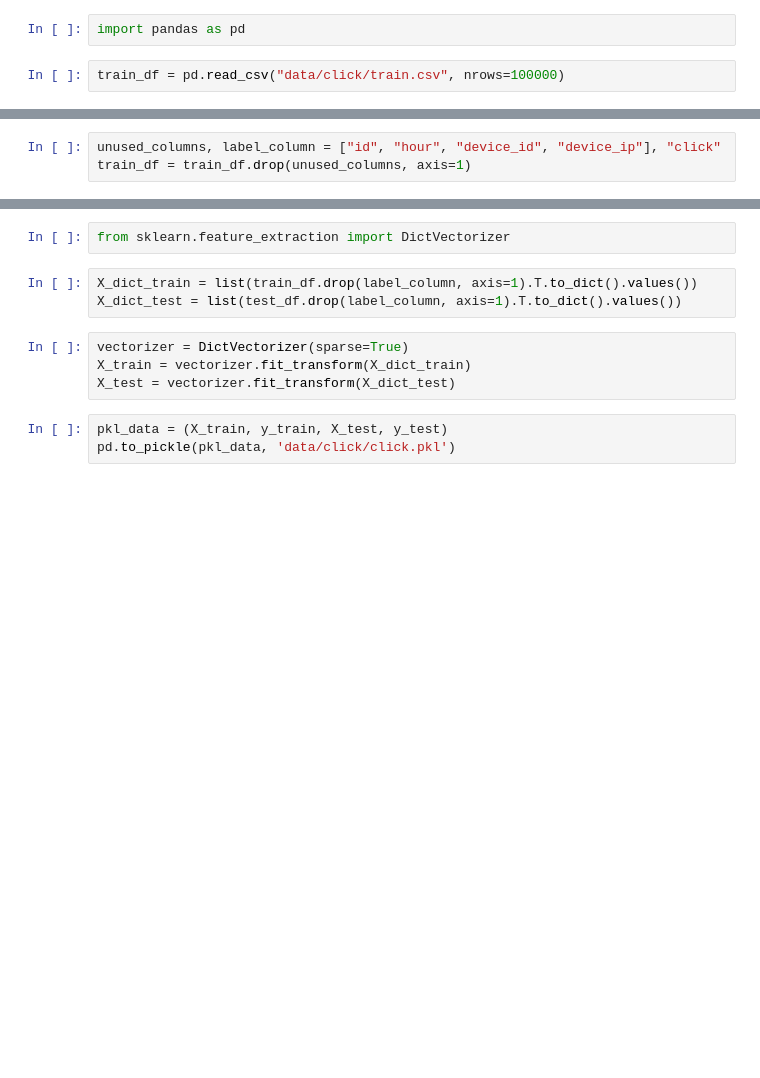
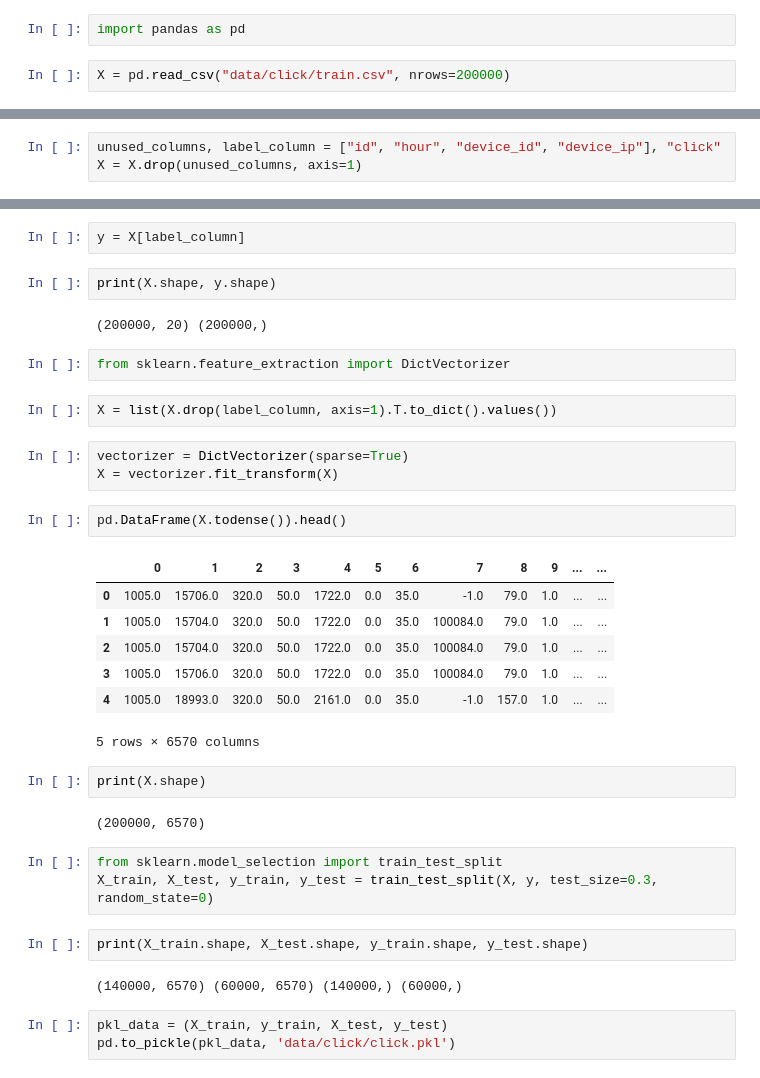
Before and after one commit to bjkim2004/machine_learning, a Jupyter notebook: click.ipynb, the cells around one changed output, grey strips where cells are left out. Cells and saved outputs as stored; diff of their text form; blank space fills up the shorter version.

```diff
--- a/click.ipynb
+++ b/click.ipynb
@@ -1,4 +1,4 @@
 # %%
 import pandas as pd
 # %%
-train_df = pd.read_csv("data/click/train.csv", nrows=100000)
+X = pd.read_csv("data/click/train.csv", nrows=200000)
@@ -7,3 +19,3 @@ train_df = pd.read_csv("data/click/train.csv", nrows=100000)
 # %%
 unused_columns, label_column = ["id", "hour", "device_id", "device_ip"], "click"
-train_df = train_df.drop(unused_columns, axis=1)
+X = X.drop(unused_columns, axis=1)
@@ -19,12 +22,37 @@ y_test = test_df[label_column]
+# %%
+y = X[label_column]
+# %%
+print(X.shape, y.shape)
+# %% [output]
+(200000, 20) (200000,)
 # %%
 from sklearn.feature_extraction import DictVectorizer
 # %%
-X_dict_train = list(train_df.drop(label_column, axis=1).T.to_dict().values())
-X_dict_test = list(test_df.drop(label_column, axis=1).T.to_dict().values())
+X = list(X.drop(label_column, axis=1).T.to_dict().values())
 # %%
 vectorizer = DictVectorizer(sparse=True)
-X_train = vectorizer.fit_transform(X_dict_train)
-X_test = vectorizer.fit_transform(X_dict_test)
+X = vectorizer.fit_transform(X)
+# %%
+pd.DataFrame(X.todense()).head()
+# %% [output]
+|  | 0 | 1 | 2 | 3 | 4 | 5 | 6 | 7 | 8 | 9 | ... | ... |
+| 0 | 1005.0 | 15706.0 | 320.0 | 50.0 | 1722.0 | 0.0 | 35.0 | -1.0 | 79.0 | 1.0 | ... | ... |
+| 1 | 1005.0 | 15704.0 | 320.0 | 50.0 | 1722.0 | 0.0 | 35.0 | 100084.0 | 79.0 | 1.0 | ... | ... |
+| 2 | 1005.0 | 15704.0 | 320.0 | 50.0 | 1722.0 | 0.0 | 35.0 | 100084.0 | 79.0 | 1.0 | ... | ... |
+| 3 | 1005.0 | 15706.0 | 320.0 | 50.0 | 1722.0 | 0.0 | 35.0 | 100084.0 | 79.0 | 1.0 | ... | ... |
+| 4 | 1005.0 | 18993.0 | 320.0 | 50.0 | 2161.0 | 0.0 | 35.0 | -1.0 | 157.0 | 1.0 | ... | ... |
+5 rows × 6570 columns
+# %%
+print(X.shape)
+# %% [output]
+(200000, 6570)
+# %%
+from sklearn.model_selection import train_test_split
+X_train, X_test, y_train, y_test = train_test_split(X, y, test_size=0.3, random_state=0)
+# %%
+print(X_train.shape, X_test.shape, y_train.shape, y_test.shape)
+# %% [output]
+(140000, 6570) (60000, 6570) (140000,) (60000,)
 # %%
 pkl_data = (X_train, y_train, X_test, y_test)
 pd.to_pickle(pkl_data, 'data/click/click.pkl')
```
Also changed, not shown: parts of 14 cells of this notebook, 3 other files.
